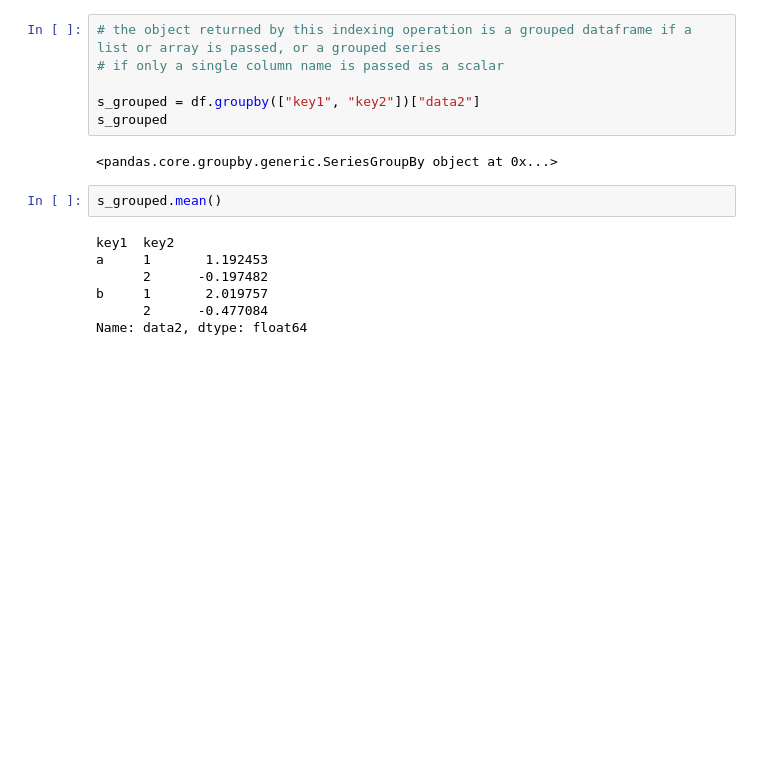
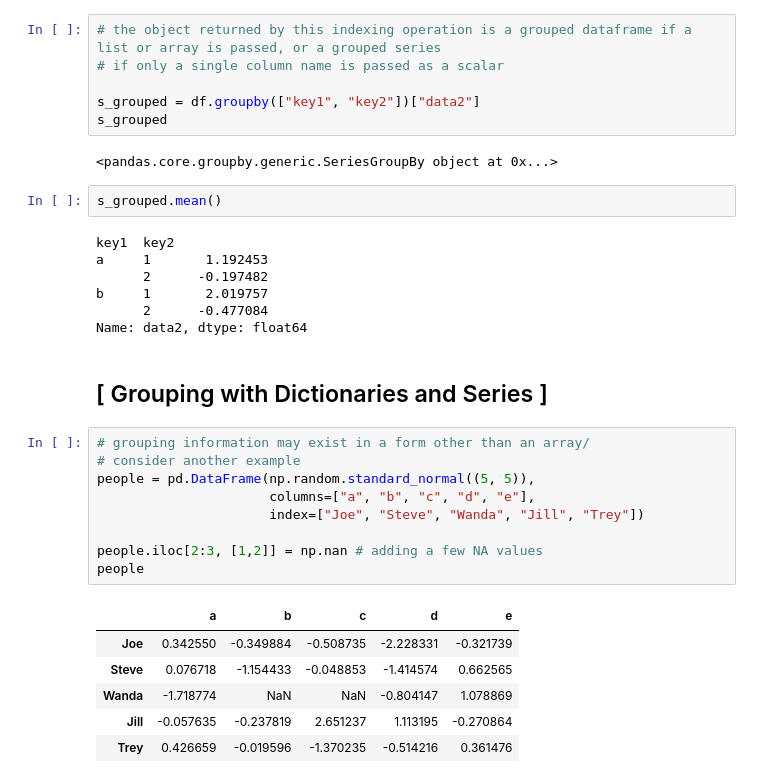
Before and after one commit to f-ckyou/pandas, a Jupyter notebook: pd-10/1_how_to_think_about_group_operations.ipynb, the cells around one changed output. Drawn from its saved outputs; the diff is of its cells as text; blank space fills up the shorter version.

Commit message:
with dict and series

```diff
--- a/pd-10/1_how_to_think_about_group_operations.ipynb
+++ b/pd-10/1_how_to_think_about_group_operations.ipynb
@@ -409,3 +409,21 @@ a     1       1.192453
 b     1       2.019757
       2      -0.477084
 Name: data2, dtype: float64
+# %% [markdown]
+## [ Grouping with Dictionaries and Series ]
+# %%
+# grouping information may exist in a form other than an array/
+# consider another example
+people = pd.DataFrame(np.random.standard_normal((5, 5)),
+                      columns=["a", "b", "c", "d", "e"],
+                      index=["Joe", "Steve", "Wanda", "Jill", "Trey"])
+
+people.iloc[2:3, [1,2]] = np.nan # adding a few NA values
+people
+# %% [output]
+|  | a | b | c | d | e |
+| Joe | 0.342550 | -0.349884 | -0.508735 | -2.228331 | -0.321739 |
+| Steve | 0.076718 | -1.154433 | -0.048853 | -1.414574 | 0.662565 |
+| Wanda | -1.718774 | NaN | NaN | -0.804147 | 1.078869 |
+| Jill | -0.057635 | -0.237819 | 2.651237 | 1.113195 | -0.270864 |
+| Trey | 0.426659 | -0.019596 | -1.370235 | -0.514216 | 0.361476 |
```
Also changed, not shown: parts of 4 cells of this notebook.
